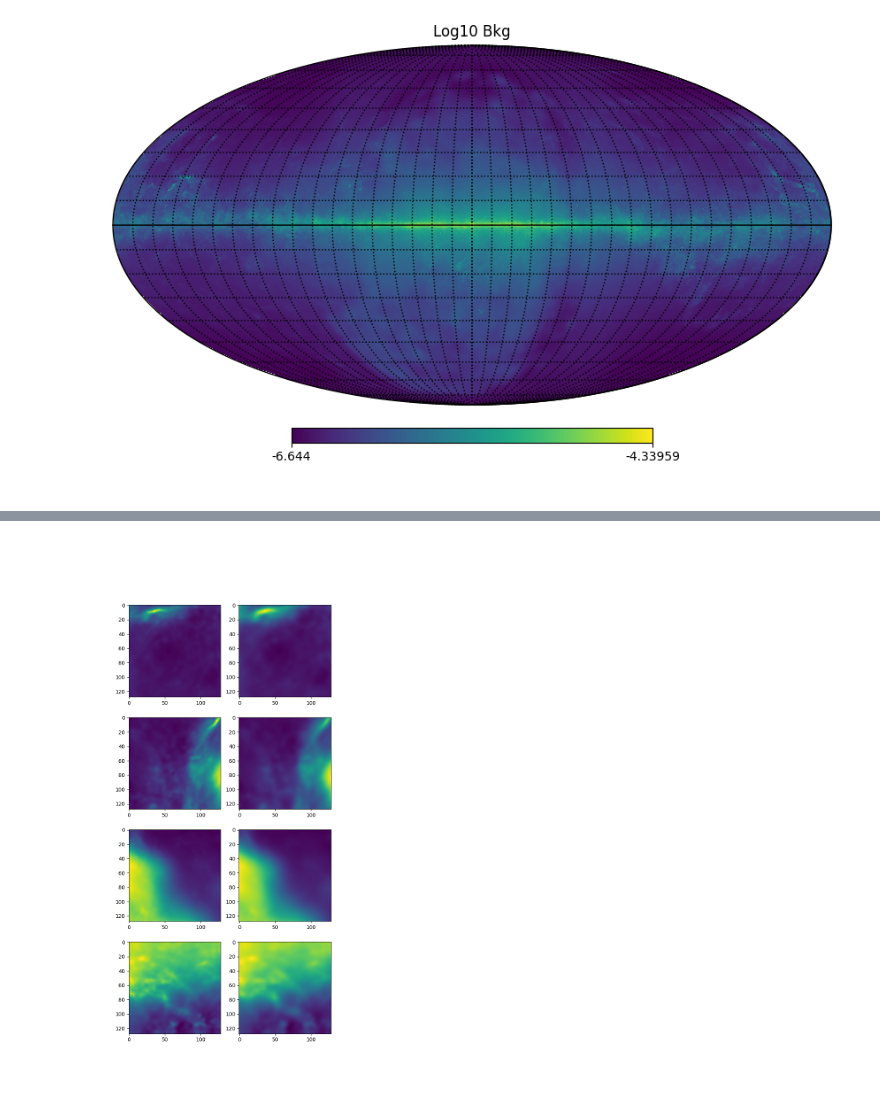
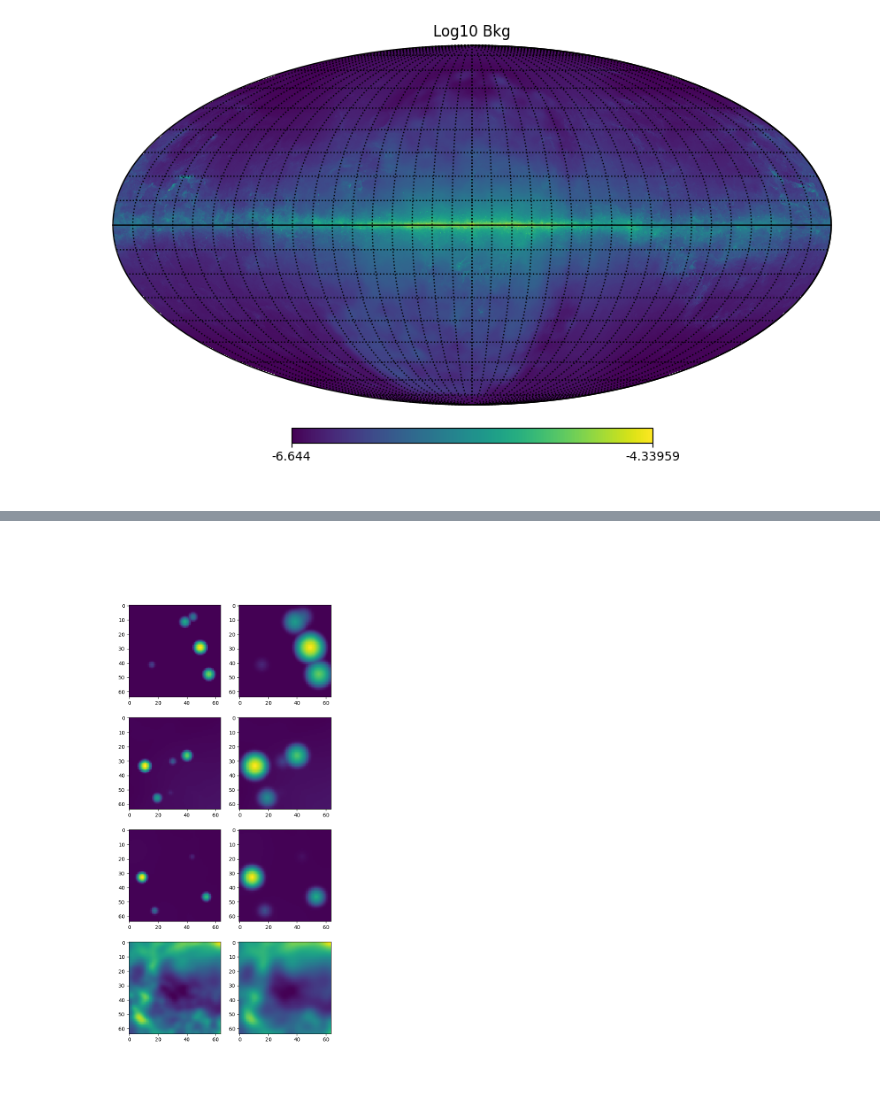
Before and after one commit to Eduard-2001/SimulateGammaRaySource, a Jupyter notebook: Simulation/Simulation_randPSF.ipynb, the cells around one changed output, grey strips where cells are left out. Saved outputs shown, nothing was run; the diff lists cells and outputs as text; code cells hidden in the pictures.

```diff
--- a/Simulation/Simulation_randPSF.ipynb
+++ b/Simulation/Simulation_randPSF.ipynb
@@ -17,11 +17,12 @@ import time
 
 #------------------------参数设置----------------------------------
 
-xsize = 640 #卷积前的图像尺寸，每像素对应尺度为 2*radius/xsize, 这个值应当设置得较小。
-radius = 6.4 #图像半径， 可以修改至6.4,这样最后出来的图宽度为128
+xsize = 320 #卷积前的图像尺寸，每像素对应尺度为 2*radius/xsize, 这个值应当设置得较小。
+radius = 3.2 #图像半径， 可以修改至6.4,这样最后出来的图宽度为128
 pixelwidth = radius*2/xsize
 display(Latex('Pixel Width: $%.2f ^ \\circ/\\mathrm{pixel}$'%pixelwidth))
-nfigure = 28*200 #生成多少张训练图像,要求是28的倍数（有28个能量段）
+nfigure = 100 #生成多少张训练图像（有28个能量段）
+singleE=True
 
 def fdcenter(energy_idx):
     ra_center = np.array([])
@@ -37,8 +38,10 @@ def fdcenter(energy_idx):
 
     return ra_center,dec_center
 
-
-energy_idx = np.floor(np.arange(nfigure)/(nfigure-1+1e-10)*28)#每张图对应的能量索引
+if singleE:
+    energy_idx = np.zeros(nfigure)
+else:
+    energy_idx = np.floor(np.arange(nfigure)/(nfigure-1+1e-10)*28)#每张图对应的能量索引
 
 ra_center,dec_center = fdcenter(energy_idx)
 #ra_center = np.mod(np.linspace(0,360*28,nfigure),360) #每张图像的中心坐标
@@ -46,9 +49,9 @@ ra_center,dec_center = fdcenter(energy_idx)
 
 NPROC = 12 # 线程数
 RANDOMPSF = False #是否将psf进行随机微调
-POINTSRC = 0 # 添加点源的最大数量每图
+POINTSRC = 10 # 添加点源的最大数量每图
 
-psfradius = 1. #尽量不要修改，这里为了节约计算量，忽略了大于该半径的psf作用效果。（PSF卷积核半径）
+psfradius = 2. #尽量不要修改，这里为了节约计算量，忽略了大于该半径的psf作用效果。（PSF卷积核半径）
 
 binsize = 0.1  #单位是度，必须大于卷积前像素的尺度
 
@@ -120,7 +123,7 @@ def process(idx):
         for niter in range(pointsrc):
             ix_src = int(np.random.randint(int(xsize*0.8)) + npixedge)
             iy_src = int(np.random.randint(int(xsize*0.8)) + npixedge)
-            roi[ix_src+int(xsize*0.1),iy_src+int(xsize*0.1)] += roi.max()*np.random.uniform(10,30)
+            roi[ix_src+int(xsize*0.1),iy_src+int(xsize*0.1)] += roi.max()*np.random.uniform(10,20)
 
 
     #print(roi.shape)
@@ -153,7 +156,7 @@ res = []
 print('begin MP: simulating, total energy:28')
 t_begin = time.time()
 
-for eidx in range(int(energy_idx.max())):
+for eidx in range(int(energy_idx.max())+1):
 
 
 
@@ -196,11 +184,11 @@ finish energy 26, time used 10847.11
 # %%
 a = 0
 fig,ax = plt.subplots(4,2,figsize = (7,15))
 for a in range(4):
-    ax[a][0].imshow(res[a][0])
-    ax[a][1].imshow(res[a][1])
+    ax[a][0].imshow(np.log10(res[a][0]))
+    ax[a][1].imshow(np.log10(res[a][1]))
 # %% [output]
-[figure, old version]
+[figure, new version]
 # %%
 time.time()
 # %% [output]
```
Also changed, not shown: parts of 4 cells of this notebook.
